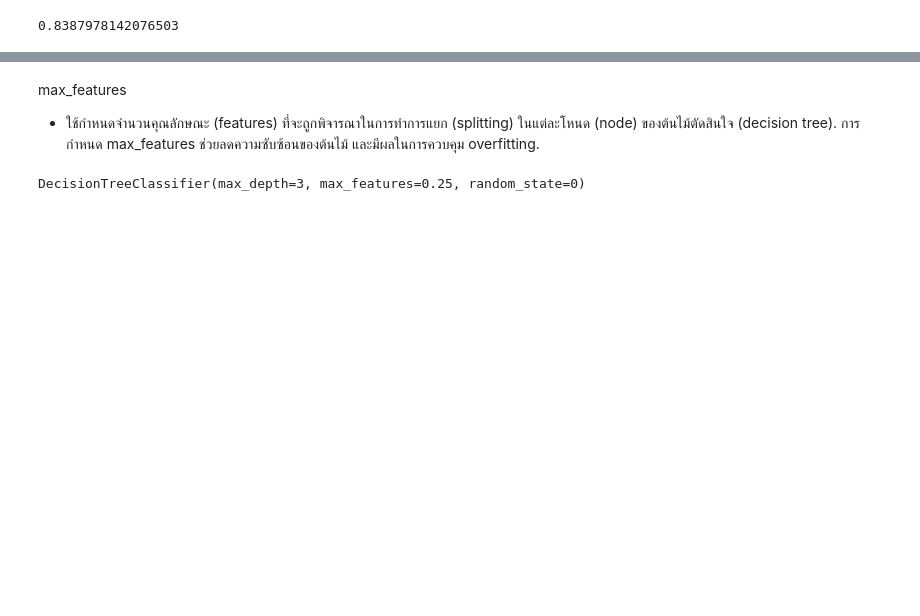
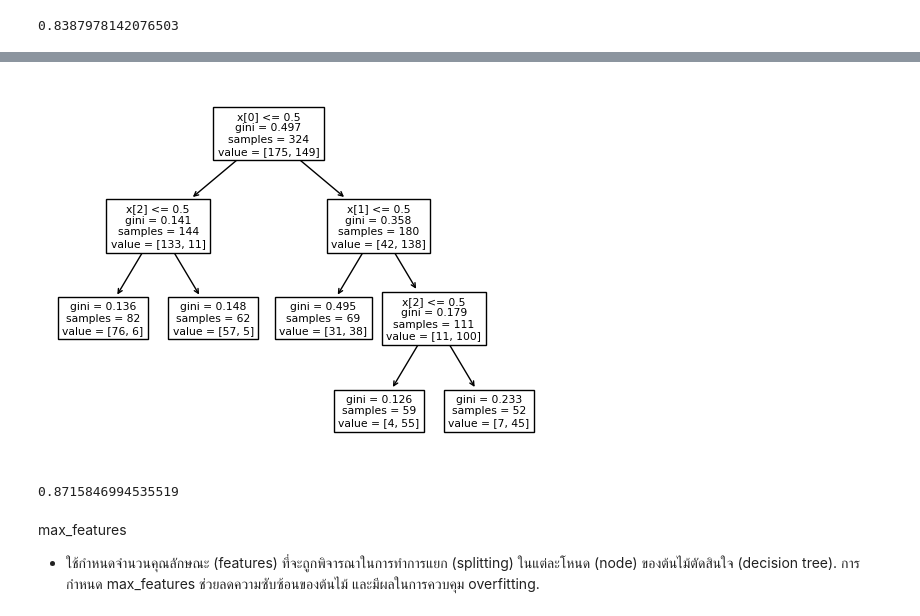
Before and after one commit to kwansawanth/BSC_DPDM23, a Jupyter notebook: Classification.ipynb, the cells around one changed output, grey strips where cells are left out. Saved outputs shown, nothing was run; the diff lists cells and outputs as text; code cells hidden in the pictures; blank space fills up the shorter version.

```diff
--- a/Classification.ipynb
+++ b/Classification.ipynb
@@ -319,0 +312,2 @@ accuracy_score(y_test, y_predictHW2_1)
+# %%
+Dtreemin_samples_leaf3 = DecisionTreeClassifier(random_state=0,min_samples_leaf=50) #min_samples_leaf=50
@@ -319,0 +318,4 @@ accuracy_score(y_test, y_predictHW2_1)
+# %%
+tree.plot_tree(Dtreemin_samples_leaf3);
+# %% [output]
+[figure, added]
@@ -320,3 +324,7 @@ accuracy_score(y_test, y_predictHW2_1)
+# %%
+accuracy_score(y_test,y_predictsamples_leaf50)
+# %% [output]
+0.8715846994535519
 # %% [markdown]
 max_features
  - ใช้กำหนดจำนวนคุณลักษณะ (features) ที่จะถูกพิจารณาในการทำการแยก (splitting) ในแต่ละโหนด (node) ของต้นไม้ตัดสินใจ (decision tree). การกำหนด max_features ช่วยลดความซับซ้อนของต้นไม้ และมีผลในการควบคุม overfitting.
@@ -326,4 +330,0 @@ Dtreemax_features = DecisionTreeClassifier(random_state=0,max_depth=3,max_featur
-# %%
-Dtreemax_features.fit(X_train,y_train)
-# %% [output]
-DecisionTreeClassifier(max_depth=3, max_features=0.25, random_state=0)
```
Also changed, not shown: parts of 190 cells of this notebook.
